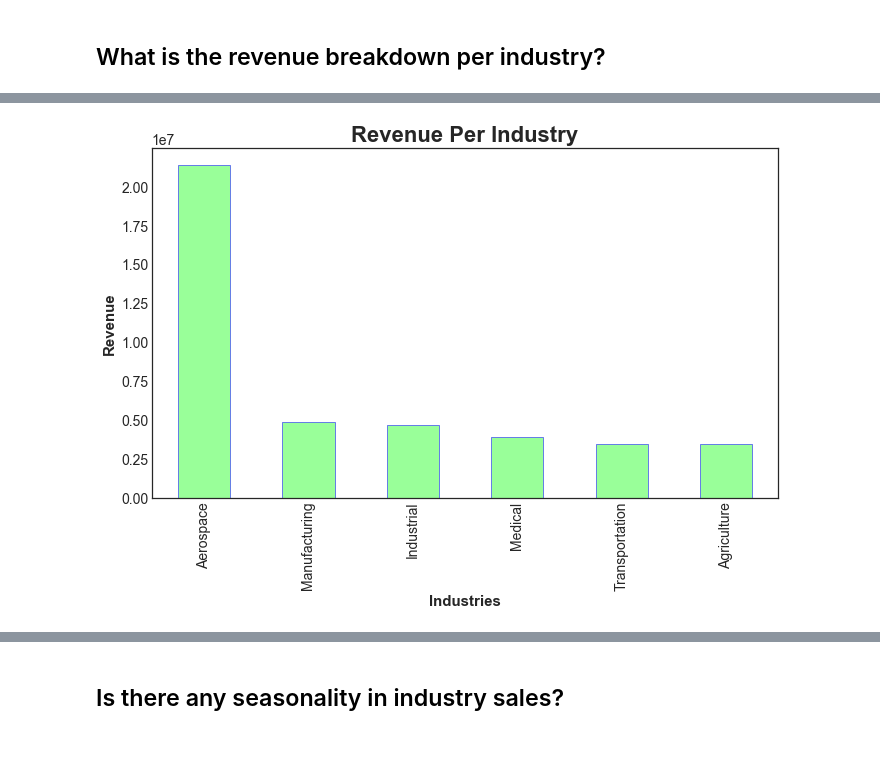
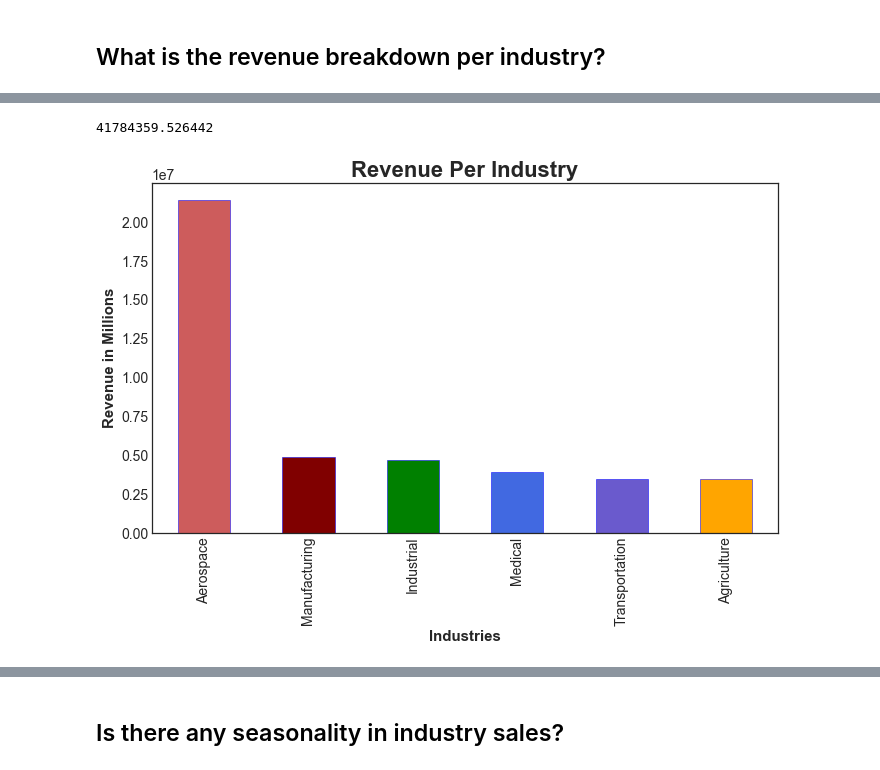
Before and after one commit to ValGRY/Data-Science-Projects, a Jupyter notebook: Techno Industries Inc/Techno Industries Inc..ipynb, the cells around one changed output, grey strips where cells are left out. Cells and saved outputs as stored; diff of their text form; code cells hidden in the pictures.

```diff
--- a/Techno Industries Inc/Techno Industries Inc..ipynb
+++ b/Techno Industries Inc/Techno Industries Inc..ipynb
@@ -225,12 +226,18 @@ plt.show()
+# %%
+df['Revenue (total)'].sum()
+# %% [output]
+41784359.526442
 # %%
 plt.style.use('seaborn-white')
 
 plt.figure(figsize=(10,6))
+
+color = ['indianred','maroon','g','royalblue', 'slateblue','orange']
 df.groupby('Business Type')['Revenue (total)'].sum().sort_values(ascending=False).plot(kind = 'bar',
-                                                                                       color = '#99ff99',edgecolor='blue')
+                                                                                       color = color ,edgecolor='blue')
 
 plt.xlabel('Industries', size = 15, weight='bold')
-plt.ylabel('Revenue', size = 15, weight='bold')
+plt.ylabel('Revenue in Millions', size = 15, weight='bold')
 plt.title('Revenue Per Industry', size = 22, weight='bold');
 # %% [output]
-[figure, old version]
+[figure, new version]
```
Also changed, not shown: parts of 25 cells of this notebook.
